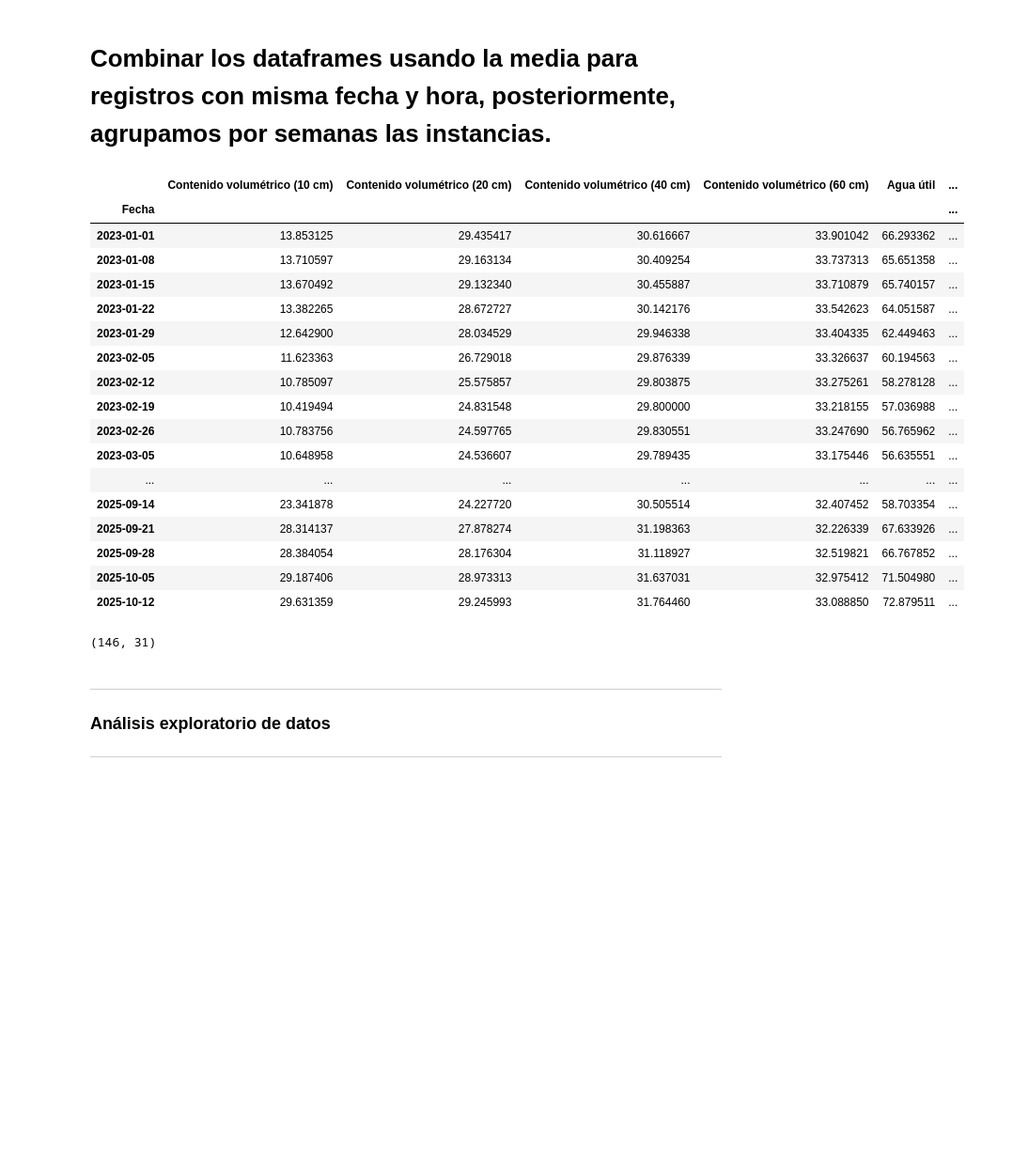
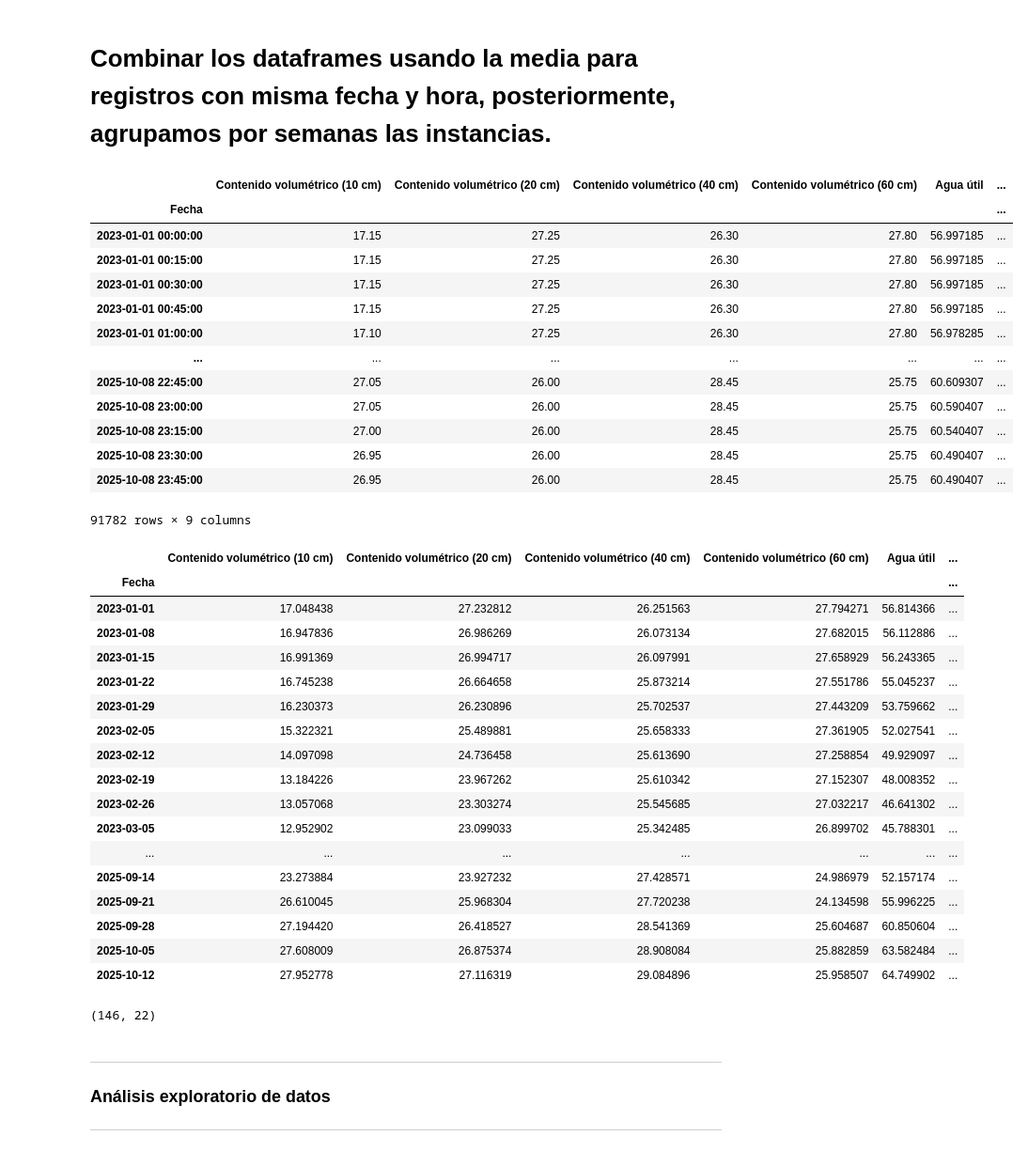
Before and after one commit to rodrigocastroviejo/Optimizacion-de-Riego-Deficitario-Controlado-en-cultivos-Le-osos-Mediante-Machine-Learning, a Jupyter notebook: model/EDA.ipynb, the cells around one changed output. Shown at 94% size. Drawn from its saved outputs; the diff is of its cells as text; code cells hidden in the pictures; blank space fills up the shorter version.

```diff
--- a/model/EDA.ipynb
+++ b/model/EDA.ipynb
@@ -94,0 +126,13 @@ dtype: int64
+# %%
+soil_mini1_data.dropna(inplace=True)
+soil_mini2_data.dropna(inplace=True)
+climate_data.dropna(inplace=True)
+
+
+nulos_por_columna = soil_mini1_data.isnull().sum()
+nulos_por_columna2 = soil_mini2_data.isnull().sum()
+nulos_por_columna3 = climate_data.isnull().sum()
+
+print(nulos_por_columna)
+print(nulos_por_columna2)
+print(nulos_por_columna3)
@@ -137,56 +199,67 @@ for df in [climate_data, soil_mini1_data, soil_mini2_data]:
     if "Fecha" in df.columns:
         df.set_index("Fecha", inplace=True)
 
-# --- COMBINAR MINI1 Y MINI2 ---
-# Se realiza la media de ambas estaciones de suelo, alineando por fecha
-soil_combined = pd.concat([soil_mini1_data, soil_mini2_data], axis=1)
 
-# Agrupamos por nombre base de columna (quitando posibles sufijos distintos)
-# pero en este caso, ambas tienen los mismos nombres → simplemente media por columnas duplicadas
-soil_combined = soil_combined.groupby(level=0).mean()
+soil_combined = pd.concat([soil_mini1_data, soil_mini2_data]).groupby("Fecha").mean()
+
+display(soil_combined)
 
 # --- UNIFICAR SUELO + CLIMA ---
 combined_df = pd.concat([soil_combined, climate_data], axis=1, join="inner")
 
 # --- DEFINIR QUÉ COLUMNAS SON ACUMULATIVAS ---
 cols_acumulativas = [
     "Radiación solar",
     "Precipitaciones"
 ]
 
 # --- AGRUPAR POR SEMANA ---
 weekly_sum = combined_df[cols_acumulativas].resample("W").sum()
 weekly_mean = combined_df.drop(columns=cols_acumulativas).resample("W").mean()
 
 # --- COMBINAR RESULTADOS ---
 weekly_df = pd.concat([weekly_mean, weekly_sum], axis=1).sort_index()
 
 # --- RESULTADO FINAL ---
 with pd.option_context('display.max_rows', None, 'display.max_columns', None):
     display(weekly_df)
 
 
 weekly_df.shape
 # %% [output]
 |  | Contenido volumétrico (10 cm) | Contenido volumétrico (20 cm) | Contenido volumétrico (40 cm) | Contenido volumétrico (60 cm) | Agua útil | ... |
 | Fecha |  |  |  |  |  | ... |
-| 2023-01-01 | 13.853125 | 29.435417 | 30.616667 | 33.901042 | 66.293362 | ... |
-| 2023-01-08 | 13.710597 | 29.163134 | 30.409254 | 33.737313 | 65.651358 | ... |
-| 2023-01-15 | 13.670492 | 29.132340 | 30.455887 | 33.710879 | 65.740157 | ... |
-| 2023-01-22 | 13.382265 | 28.672727 | 30.142176 | 33.542623 | 64.051587 | ... |
-| 2023-01-29 | 12.642900 | 28.034529 | 29.946338 | 33.404335 | 62.449463 | ... |
-| 2023-02-05 | 11.623363 | 26.729018 | 29.876339 | 33.326637 | 60.194563 | ... |
-| 2023-02-12 | 10.785097 | 25.575857 | 29.803875 | 33.275261 | 58.278128 | ... |
-| 2023-02-19 | 10.419494 | 24.831548 | 29.800000 | 33.218155 | 57.036988 | ... |
-| 2023-02-26 | 10.783756 | 24.597765 | 29.830551 | 33.247690 | 56.765962 | ... |
-| 2023-03-05 | 10.648958 | 24.536607 | 29.789435 | 33.175446 | 56.635551 | ... |
+| 2023-01-01 00:00:00 | 17.15 | 27.25 | 26.30 | 27.80 | 56.997185 | ... |
+| 2023-01-01 00:15:00 | 17.15 | 27.25 | 26.30 | 27.80 | 56.997185 | ... |
+| 2023-01-01 00:30:00 | 17.15 | 27.25 | 26.30 | 27.80 | 56.997185 | ... |
+| 2023-01-01 00:45:00 | 17.15 | 27.25 | 26.30 | 27.80 | 56.997185 | ... |
+| 2023-01-01 01:00:00 | 17.10 | 27.25 | 26.30 | 27.80 | 56.978285 | ... |
 | ... | ... | ... | ... | ... | ... | ... |
-| 2025-09-14 | 23.341878 | 24.227720 | 30.505514 | 32.407452 | 58.703354 | ... |
-| 2025-09-21 | 28.314137 | 27.878274 | 31.198363 | 32.226339 | 67.633926 | ... |
-| 2025-09-28 | 28.384054 | 28.176304 | 31.118927 | 32.519821 | 66.767852 | ... |
-| 2025-10-05 | 29.187406 | 28.973313 | 31.637031 | 32.975412 | 71.504980 | ... |
-| 2025-10-12 | 29.631359 | 29.245993 | 31.764460 | 33.088850 | 72.879511 | ... |
+| 2025-10-08 22:45:00 | 27.05 | 26.00 | 28.45 | 25.75 | 60.609307 | ... |
+| 2025-10-08 23:00:00 | 27.05 | 26.00 | 28.45 | 25.75 | 60.590407 | ... |
+| 2025-10-08 23:15:00 | 27.00 | 26.00 | 28.45 | 25.75 | 60.540407 | ... |
+| 2025-10-08 23:30:00 | 26.95 | 26.00 | 28.45 | 25.75 | 60.490407 | ... |
+| 2025-10-08 23:45:00 | 26.95 | 26.00 | 28.45 | 25.75 | 60.490407 | ... |
-(146, 31)
+91782 rows × 9 columns
+|  | Contenido volumétrico (10 cm) | Contenido volumétrico (20 cm) | Contenido volumétrico (40 cm) | Contenido volumétrico (60 cm) | Agua útil | ... |
+| Fecha |  |  |  |  |  | ... |
+| 2023-01-01 | 17.048438 | 27.232812 | 26.251563 | 27.794271 | 56.814366 | ... |
+| 2023-01-08 | 16.947836 | 26.986269 | 26.073134 | 27.682015 | 56.112886 | ... |
+| 2023-01-15 | 16.991369 | 26.994717 | 26.097991 | 27.658929 | 56.243365 | ... |
+| 2023-01-22 | 16.745238 | 26.664658 | 25.873214 | 27.551786 | 55.045237 | ... |
+| 2023-01-29 | 16.230373 | 26.230896 | 25.702537 | 27.443209 | 53.759662 | ... |
+| 2023-02-05 | 15.322321 | 25.489881 | 25.658333 | 27.361905 | 52.027541 | ... |
+| 2023-02-12 | 14.097098 | 24.736458 | 25.613690 | 27.258854 | 49.929097 | ... |
+| 2023-02-19 | 13.184226 | 23.967262 | 25.610342 | 27.152307 | 48.008352 | ... |
+| 2023-02-26 | 13.057068 | 23.303274 | 25.545685 | 27.032217 | 46.641302 | ... |
+| 2023-03-05 | 12.952902 | 23.099033 | 25.342485 | 26.899702 | 45.788301 | ... |
+| ... | ... | ... | ... | ... | ... | ... |
+| 2025-09-14 | 23.273884 | 23.927232 | 27.428571 | 24.986979 | 52.157174 | ... |
+| 2025-09-21 | 26.610045 | 25.968304 | 27.720238 | 24.134598 | 55.996225 | ... |
+| 2025-09-28 | 27.194420 | 26.418527 | 28.541369 | 25.604687 | 60.850604 | ... |
+| 2025-10-05 | 27.608009 | 26.875374 | 28.908084 | 25.882859 | 63.582484 | ... |
+| 2025-10-12 | 27.952778 | 27.116319 | 29.084896 | 25.958507 | 64.749902 | ... |
+(146, 22)
 # %% [markdown]
 ---
 
```
Also changed, not shown: parts of 12 cells of this notebook, 1 other file.
